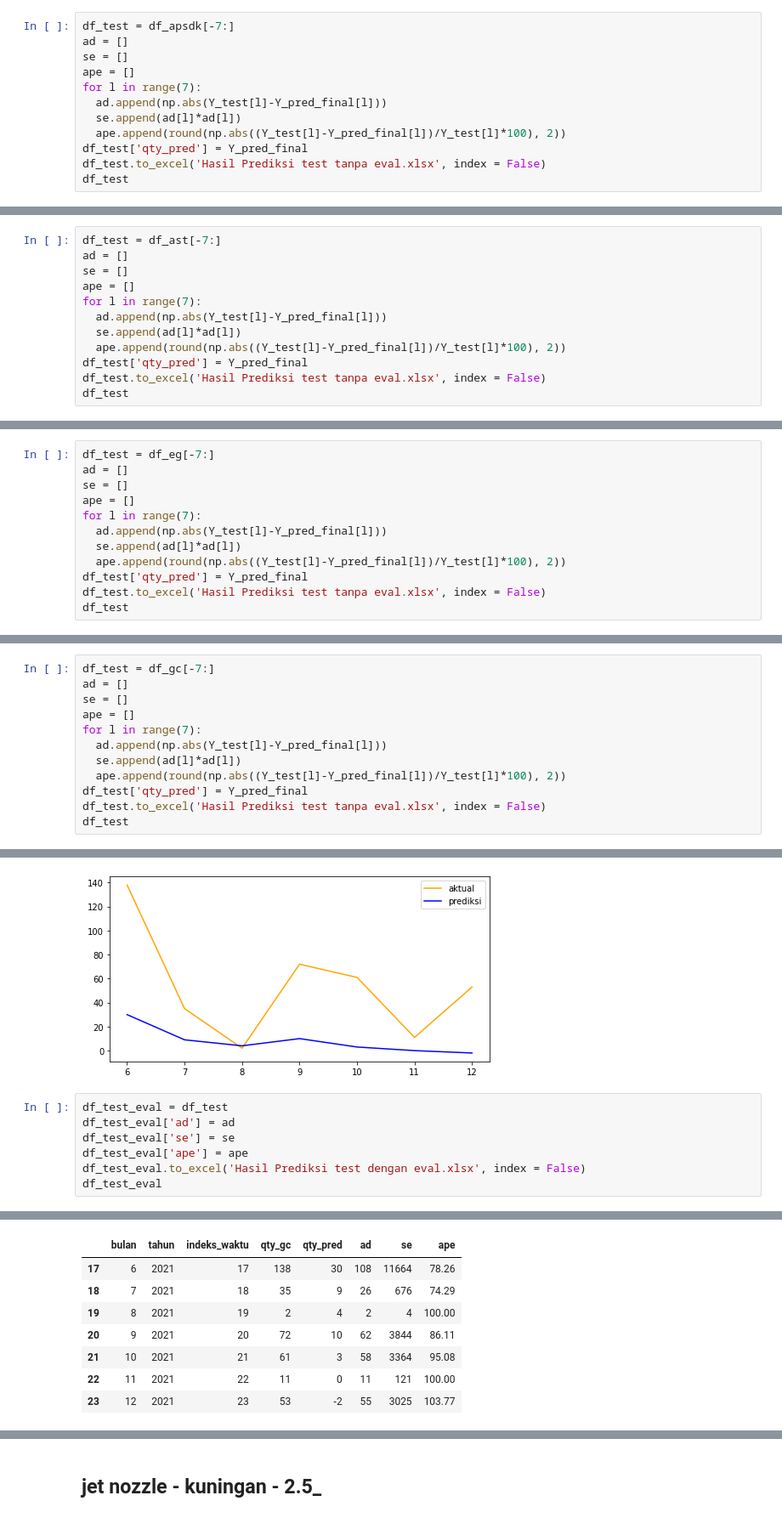
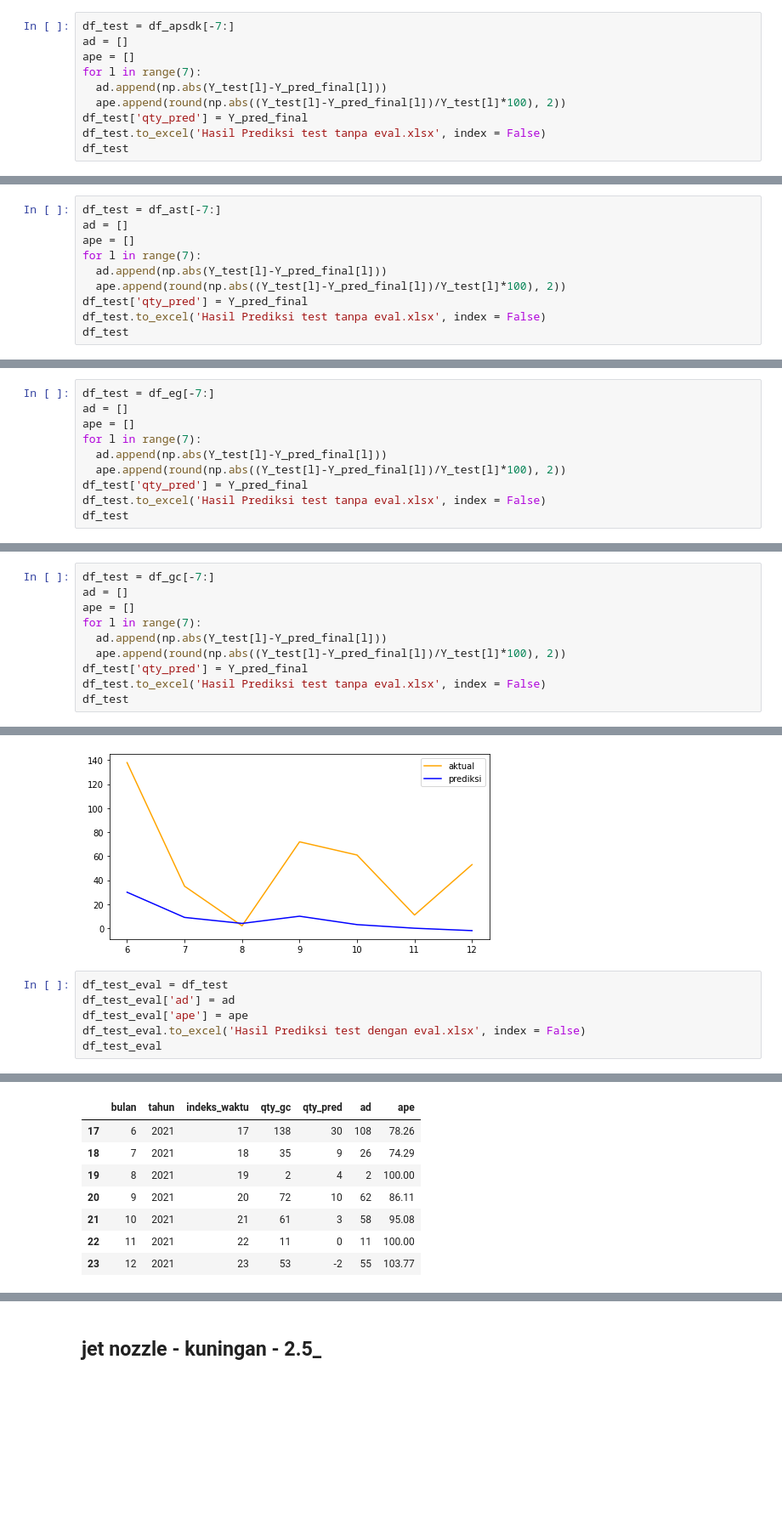
Before and after one commit to han2512/Tugas-Akhir, a Jupyter notebook: TA_trend_moment.ipynb, the cells around one changed output, grey strips where cells are left out. Shown: that part at 85% size. Saved outputs shown, nothing was run; the diff lists cells and outputs as text; blank space fills up the shorter version.

```diff
--- a/TA_trend_moment.ipynb
+++ b/TA_trend_moment.ipynb
@@ -163,11 +180,9 @@ Y_pred_final
 # %%
 df_test = df_apsdk[-7:]
 ad = []
-se = []
 ape = []
 for l in range(7):
   ad.append(np.abs(Y_test[l]-Y_pred_final[l]))
-  se.append(ad[l]*ad[l])
   ape.append(round(np.abs((Y_test[l]-Y_pred_final[l])/Y_test[l]*100), 2))
 df_test['qty_pred'] = Y_pred_final
 df_test.to_excel('Hasil Prediksi test tanpa eval.xlsx', index = False)
@@ -358,11 +325,9 @@ Y_pred_final
 # %%
 df_test = df_ast[-7:]
 ad = []
-se = []
 ape = []
 for l in range(7):
   ad.append(np.abs(Y_test[l]-Y_pred_final[l]))
-  se.append(ad[l]*ad[l])
   ape.append(round(np.abs((Y_test[l]-Y_pred_final[l])/Y_test[l]*100), 2))
 df_test['qty_pred'] = Y_pred_final
 df_test.to_excel('Hasil Prediksi test tanpa eval.xlsx', index = False)
@@ -553,11 +470,9 @@ Y_pred_final
 # %%
 df_test = df_eg[-7:]
 ad = []
-se = []
 ape = []
 for l in range(7):
   ad.append(np.abs(Y_test[l]-Y_pred_final[l]))
-  se.append(ad[l]*ad[l])
   ape.append(round(np.abs((Y_test[l]-Y_pred_final[l])/Y_test[l]*100), 2))
 df_test['qty_pred'] = Y_pred_final
 df_test.to_excel('Hasil Prediksi test tanpa eval.xlsx', index = False)
@@ -748,11 +615,9 @@ Y_pred_final
 # %%
 df_test = df_gc[-7:]
 ad = []
-se = []
 ape = []
 for l in range(7):
   ad.append(np.abs(Y_test[l]-Y_pred_final[l]))
-  se.append(ad[l]*ad[l])
   ape.append(round(np.abs((Y_test[l]-Y_pred_final[l])/Y_test[l]*100), 2))
 df_test['qty_pred'] = Y_pred_final
 df_test.to_excel('Hasil Prediksi test tanpa eval.xlsx', index = False)
@@ -786,7 +651,6 @@ plt.show()
 # %%
 df_test_eval = df_test
 df_test_eval['ad'] = ad
-df_test_eval['se'] = se
 df_test_eval['ape'] = ape
 df_test_eval.to_excel('Hasil Prediksi test dengan eval.xlsx', index = False)
 df_test_eval
@@ -808,12 +667,12 @@ See the caveats in the documentation: https://pandas.pydata.org/pandas-docs/stab
   df_test_eval['ape'] = ape
-|  | bulan | tahun | indeks_waktu | qty_gc | qty_pred | ad | se | ape |
-| 17 | 6 | 2021 | 17 | 138 | 30 | 108 | 11664 | 78.26 |
-| 18 | 7 | 2021 | 18 | 35 | 9 | 26 | 676 | 74.29 |
-| 19 | 8 | 2021 | 19 | 2 | 4 | 2 | 4 | 100.00 |
-| 20 | 9 | 2021 | 20 | 72 | 10 | 62 | 3844 | 86.11 |
-| 21 | 10 | 2021 | 21 | 61 | 3 | 58 | 3364 | 95.08 |
-| 22 | 11 | 2021 | 22 | 11 | 0 | 11 | 121 | 100.00 |
-| 23 | 12 | 2021 | 23 | 53 | -2 | 55 | 3025 | 103.77 |
+|  | bulan | tahun | indeks_waktu | qty_gc | qty_pred | ad | ape |
+| 17 | 6 | 2021 | 17 | 138 | 30 | 108 | 78.26 |
+| 18 | 7 | 2021 | 18 | 35 | 9 | 26 | 74.29 |
+| 19 | 8 | 2021 | 19 | 2 | 4 | 2 | 100.00 |
+| 20 | 9 | 2021 | 20 | 72 | 10 | 62 | 86.11 |
+| 21 | 10 | 2021 | 21 | 61 | 3 | 58 | 95.08 |
+| 22 | 11 | 2021 | 22 | 11 | 0 | 11 | 100.00 |
+| 23 | 12 | 2021 | 23 | 53 | -2 | 55 | 103.77 |
 # %%
 evaluasi = eval(Y_test,Y_pred_final)
 evaluasi
```
Also changed, not shown: parts of 124 cells of this notebook, 2 other files.
